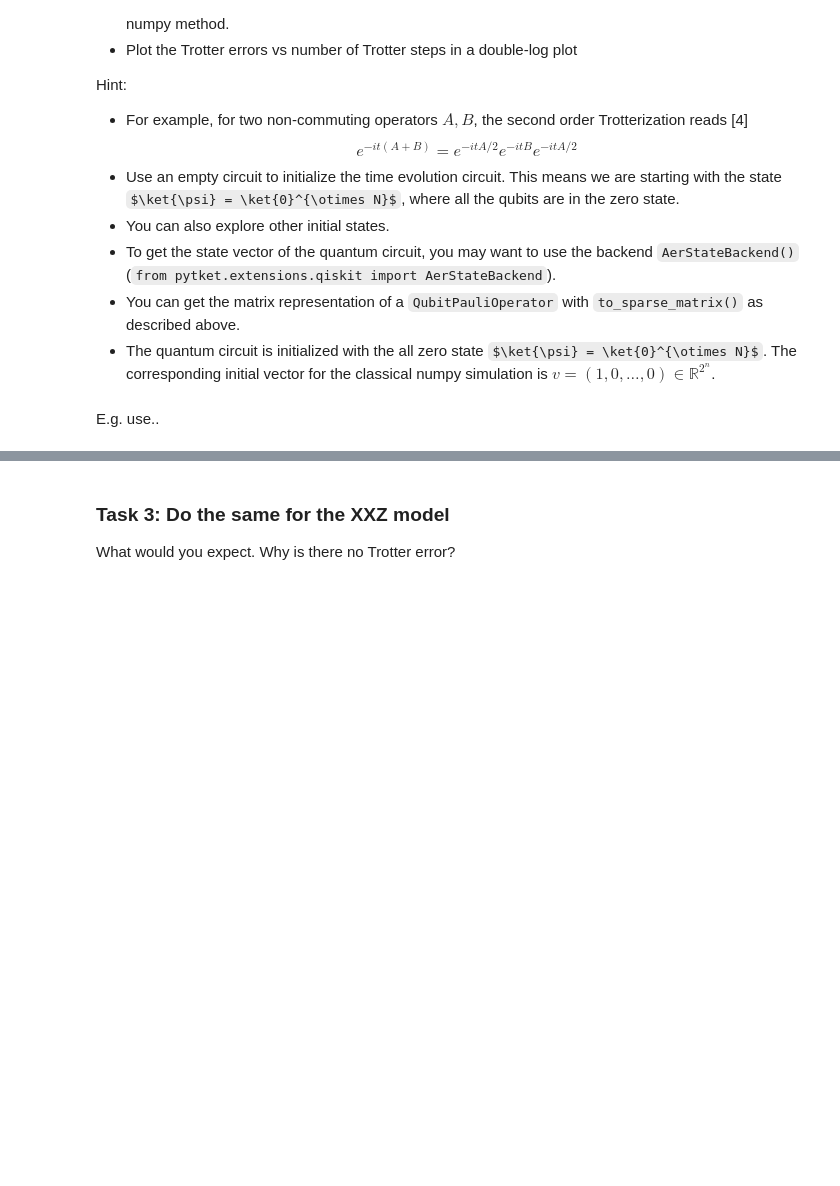
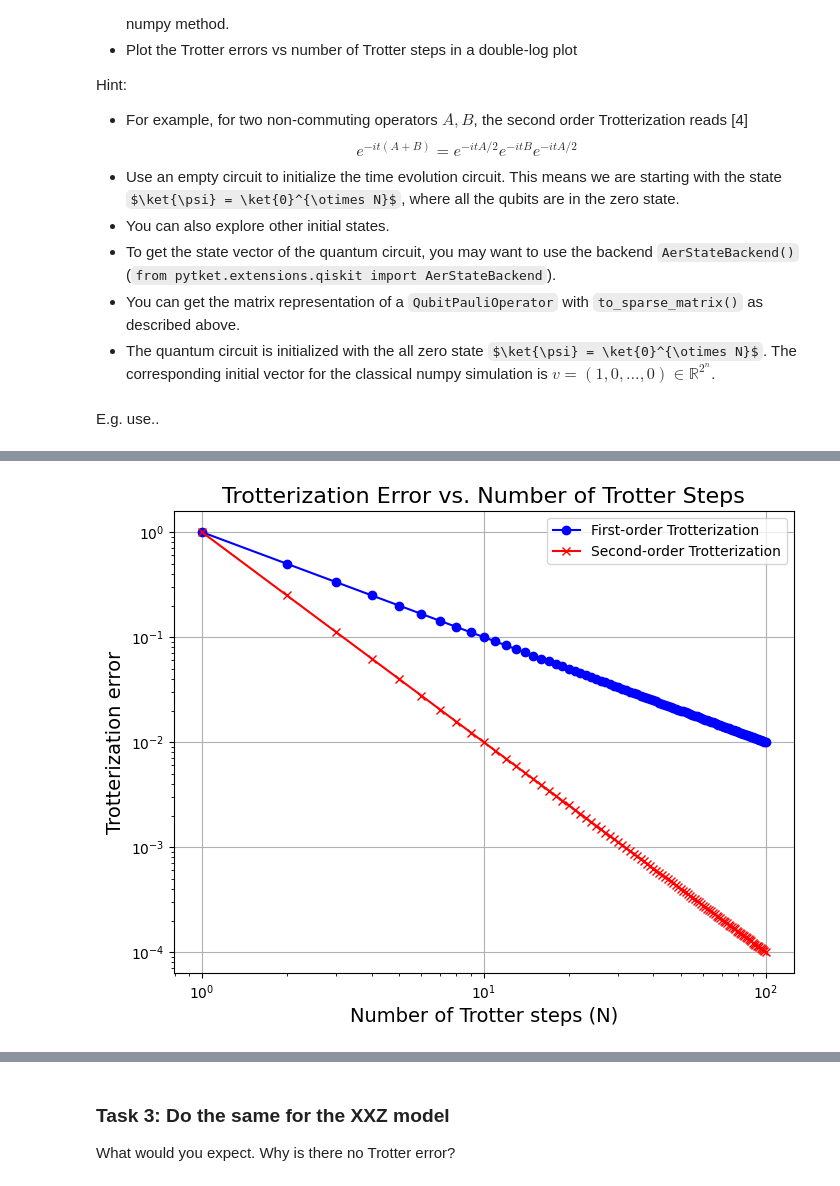
Before and after one commit to BorudaX/2025-Quantinuum, a Jupyter notebook: notebooks/hamiltonian_simulation.ipynb, the cells around one changed output, grey strips where cells are left out. Cells and saved outputs as stored; diff of their text form; code cells hidden in the pictures; some formulas as TeX source; blank space fills up the shorter version.

Commit message:
Trotterization Error for both cases done

```diff
--- a/notebooks/hamiltonian_simulation.ipynb
+++ b/notebooks/hamiltonian_simulation.ipynb
@@ -533,0 +532,37 @@ draw(circ)
+# %%
+"Plot the Trotter errors vs number of Trotter steps in a double-log plot"
+import numpy as np
+import matplotlib.pyplot as plt
+
+# Parameters
+t = 1  # Total evolution time (can vary depending on your system)
+N_steps = np.arange(1, 101)  # Number of Trotter steps (from 1 to 100)
+
+# First-order error: proportional to t^2 / N
+error_first_order = t**2 / N_steps
+
+# Second-order error: proportional to t^3 / N^2
+error_second_order = t**3 / N_steps**2
+
+# Create a double-logarithmic plot
+plt.figure(figsize=(8, 6))
+
+# Plot first-order Trotter error (log-log scale)
+plt.loglog(N_steps, error_first_order, label='First-order Trotterization', color='b', linestyle='-', marker='o')
+
+# Plot second-order Trotter error (log-log scale)
+plt.loglog(N_steps, error_second_order, label='Second-order Trotterization', color='r', linestyle='-', marker='x')
+
+# Labels and title
+plt.xlabel('Number of Trotter steps (N)', fontsize=14)
+plt.ylabel('Trotterization error', fontsize=14)
+plt.title('Trotterization Error vs. Number of Trotter Steps', fontsize=16)
+
+# Add legend
+plt.legend()
+
+# Show the plot
+plt.grid(True)
+plt.show()
+# %% [output]
+[figure, added]
```
Also changed, not shown: parts of 5 cells of this notebook.
